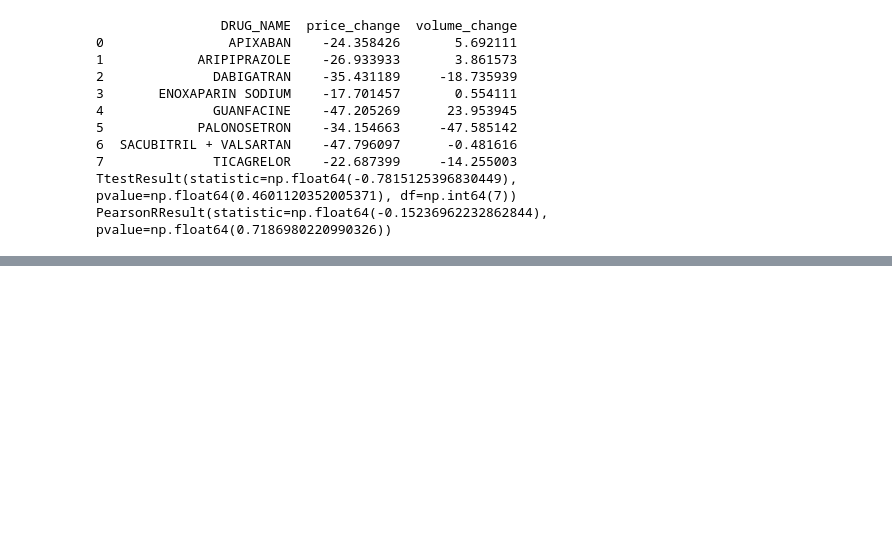
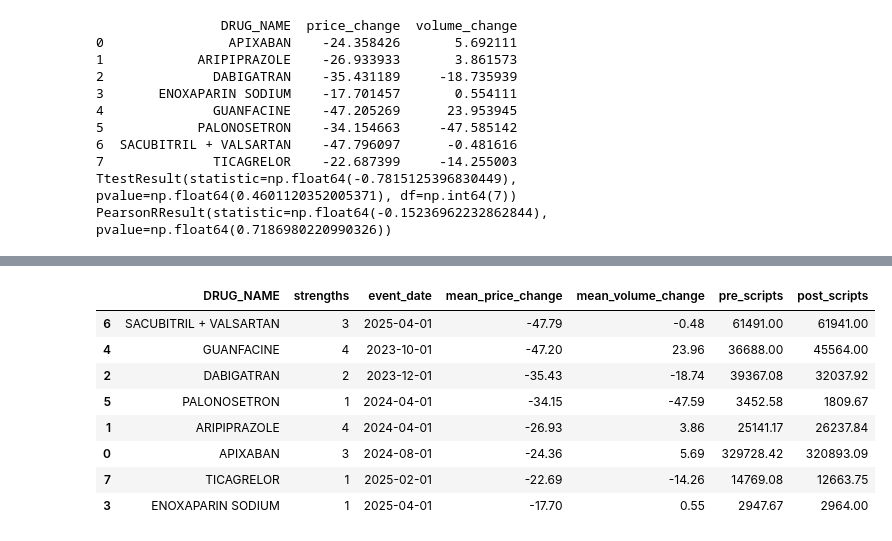
Before and after one commit to aryakamat01-sketch/pbs-generic-erosion, a Jupyter notebook: pbs_generic_erosion.ipynb, the cells around one changed output, grey strips where cells are left out. Saved outputs shown, nothing was run; the diff lists cells and outputs as text; code cells hidden in the pictures; blank space fills up the shorter version.

```diff
--- a/pbs_generic_erosion.ipynb
+++ b/pbs_generic_erosion.ipynb
@@ -580,0 +670,22 @@ PearsonRResult(statistic=np.float64(-0.15236962232862844), pvalue=np.float64(0.7
+# %%
+mol_summary = (summary.groupby('DRUG_NAME')
+                      .agg(strengths=('ITEM_CODE','nunique'),
+                           event_date=('event_date','min'),
+                           mean_price_change=('price_change','mean'),
+                           mean_volume_change=('volume_change','mean'),
+                           pre_scripts=('pre_scripts','sum'),
+                           post_scripts=('post_scripts','sum'))
+                      .round(2).reset_index()
+                      .sort_values('mean_price_change'))
+
+mol_summary
+# %% [output]
+|  | DRUG_NAME | strengths | event_date | mean_price_change | mean_volume_change | pre_scripts | post_scripts |
+| 6 | SACUBITRIL + VALSARTAN | 3 | 2025-04-01 | -47.79 | -0.48 | 61491.00 | 61941.00 |
+| 4 | GUANFACINE | 4 | 2023-10-01 | -47.20 | 23.96 | 36688.00 | 45564.00 |
+| 2 | DABIGATRAN | 2 | 2023-12-01 | -35.43 | -18.74 | 39367.08 | 32037.92 |
+| 5 | PALONOSETRON | 1 | 2024-04-01 | -34.15 | -47.59 | 3452.58 | 1809.67 |
+| 1 | ARIPIPRAZOLE | 4 | 2024-04-01 | -26.93 | 3.86 | 25141.17 | 26237.84 |
+| 0 | APIXABAN | 3 | 2024-08-01 | -24.36 | 5.69 | 329728.42 | 320893.09 |
+| 7 | TICAGRELOR | 1 | 2025-02-01 | -22.69 | -14.26 | 14769.08 | 12663.75 |
+| 3 | ENOXAPARIN SODIUM | 1 | 2025-04-01 | -17.70 | 0.55 | 2947.67 | 2964.00 |
```
Also changed, not shown: parts of 6 cells of this notebook.
